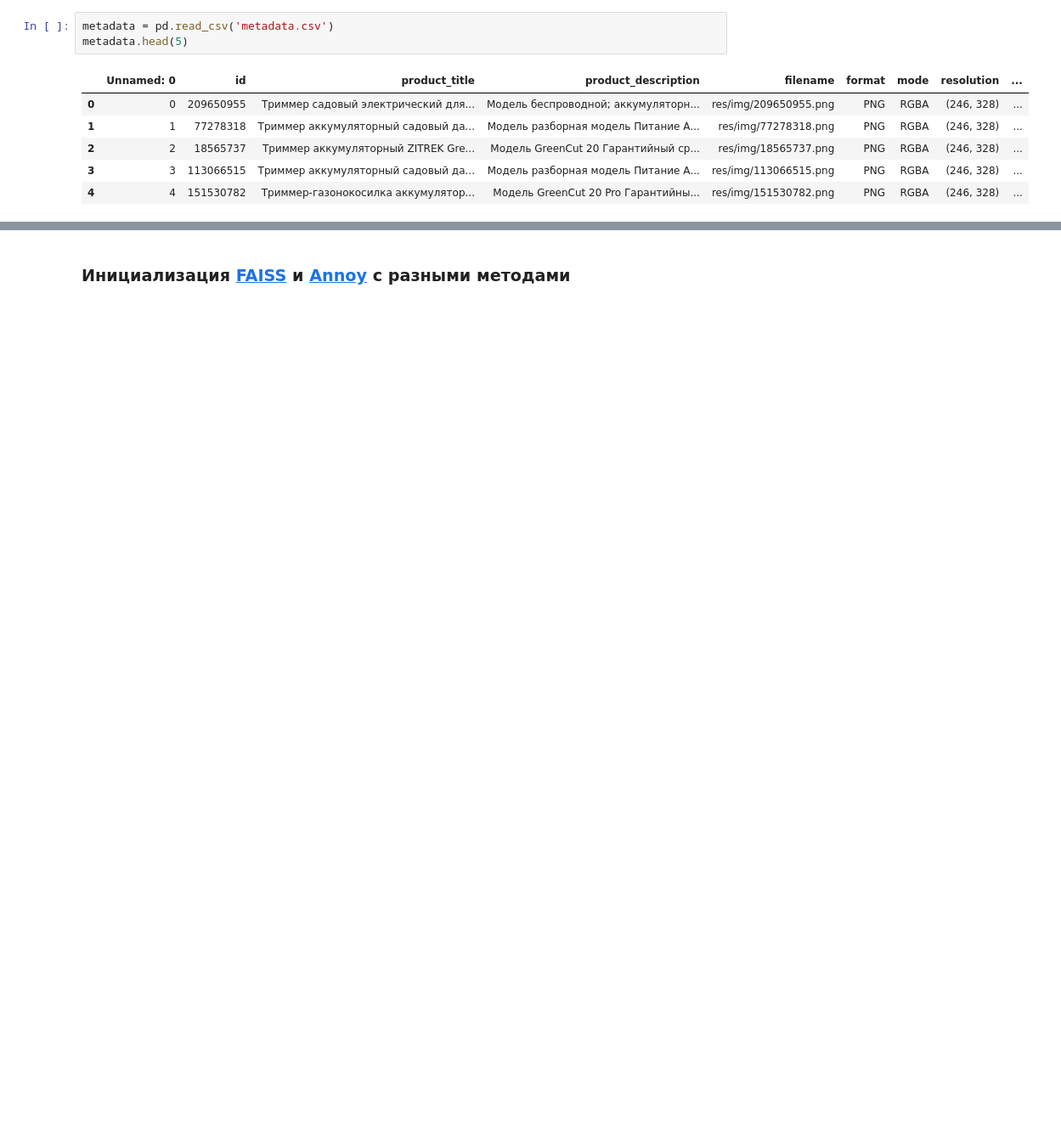
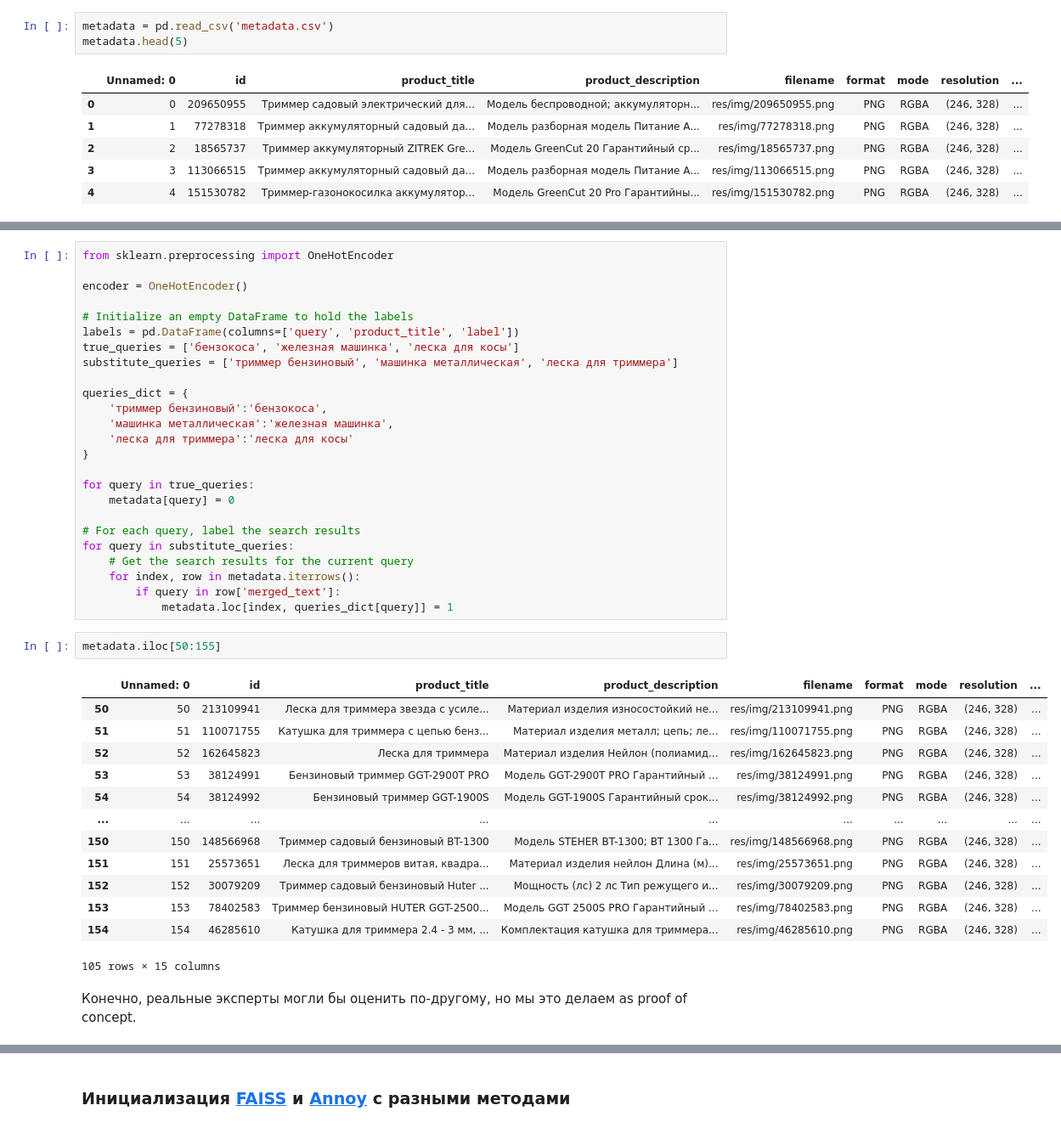
Before and after one commit to ivanovsdesign/index_quality, a Jupyter notebook: search_evaluation.ipynb, the cells around one changed output, grey strips where cells are left out. Shown at 85% size. Saved outputs shown, nothing was run; the diff lists cells and outputs as text; blank space fills up the shorter version.

```diff
--- a/search_evaluation.ipynb
+++ b/search_evaluation.ipynb
@@ -29,0 +44,43 @@ metadata.head(5)
+# %%
+from sklearn.preprocessing import OneHotEncoder
+
+encoder = OneHotEncoder()
+
+# Initialize an empty DataFrame to hold the labels
+labels = pd.DataFrame(columns=['query', 'product_title', 'label'])
+true_queries = ['бензокоса', 'железная машинка', 'леска для косы']
+substitute_queries = ['триммер бензиновый', 'машинка металлическая', 'леска для триммера']
+
+queries_dict = {
+    'триммер бензиновый':'бензокоса',
+    'машинка металлическая':'железная машинка',
+    'леска для триммера':'леска для косы'
+}
+
+for query in true_queries:
+    metadata[query] = 0
+
+# For each query, label the search results
+for query in substitute_queries:
+    # Get the search results for the current query
+    for index, row in metadata.iterrows():
+        if query in row['merged_text']:
+            metadata.loc[index, queries_dict[query]] = 1
+# %%
+metadata.iloc[50:155]
+# %% [output]
+|  | Unnamed: 0 | id | product_title | product_description | filename | format | mode | resolution | ... |
+| 50 | 50 | 213109941 | Леска для триммера звезда с усиле... | Материал изделия износостойкий не... | res/img/213109941.png | PNG | RGBA | (246, 328) | ... |
+| 51 | 51 | 110071755 | Катушка для триммера с цепью бенз... | Материал изделия металл; цепь; ле... | res/img/110071755.png | PNG | RGBA | (246, 328) | ... |
+| 52 | 52 | 162645823 | Леска для триммера | Материал изделия Нейлон (полиамид... | res/img/162645823.png | PNG | RGBA | (246, 328) | ... |
+| 53 | 53 | 38124991 | Бензиновый триммер GGT-2900T PRO | Модель GGT-2900T PRO Гарантийный ... | res/img/38124991.png | PNG | RGBA | (246, 328) | ... |
+| 54 | 54 | 38124992 | Бензиновый триммер GGT-1900S | Модель GGT-1900S Гарантийный срок... | res/img/38124992.png | PNG | RGBA | (246, 328) | ... |
+| ... | ... | ... | ... | ... | ... | ... | ... | ... | ... |
+| 150 | 150 | 148566968 | Триммер садовый бензиновый BT-1300 | Модель STEHER BT-1300; BT 1300 Га... | res/img/148566968.png | PNG | RGBA | (246, 328) | ... |
+| 151 | 151 | 25573651 | Леска для триммеров витая, квадра... | Материал изделия нейлон Длина (м)... | res/img/25573651.png | PNG | RGBA | (246, 328) | ... |
+| 152 | 152 | 30079209 | Триммер садовый бензиновый Huter ... | Мощность (лс) 2 лс Тип режущего и... | res/img/30079209.png | PNG | RGBA | (246, 328) | ... |
+| 153 | 153 | 78402583 | Триммер бензиновый HUTER GGT-2500... | Модель GGT 2500S PRO Гарантийный ... | res/img/78402583.png | PNG | RGBA | (246, 328) | ... |
+| 154 | 154 | 46285610 | Катушка для триммера 2.4 - 3 мм, ... | Комплектация катушка для триммера... | res/img/46285610.png | PNG | RGBA | (246, 328) | ... |
+105 rows × 15 columns
+# %% [markdown]
+Конечно, реальные эксперты могли бы оценить по-другому, но мы это делаем as proof of concept.
```
Also changed, not shown: parts of 31 cells of this notebook.
